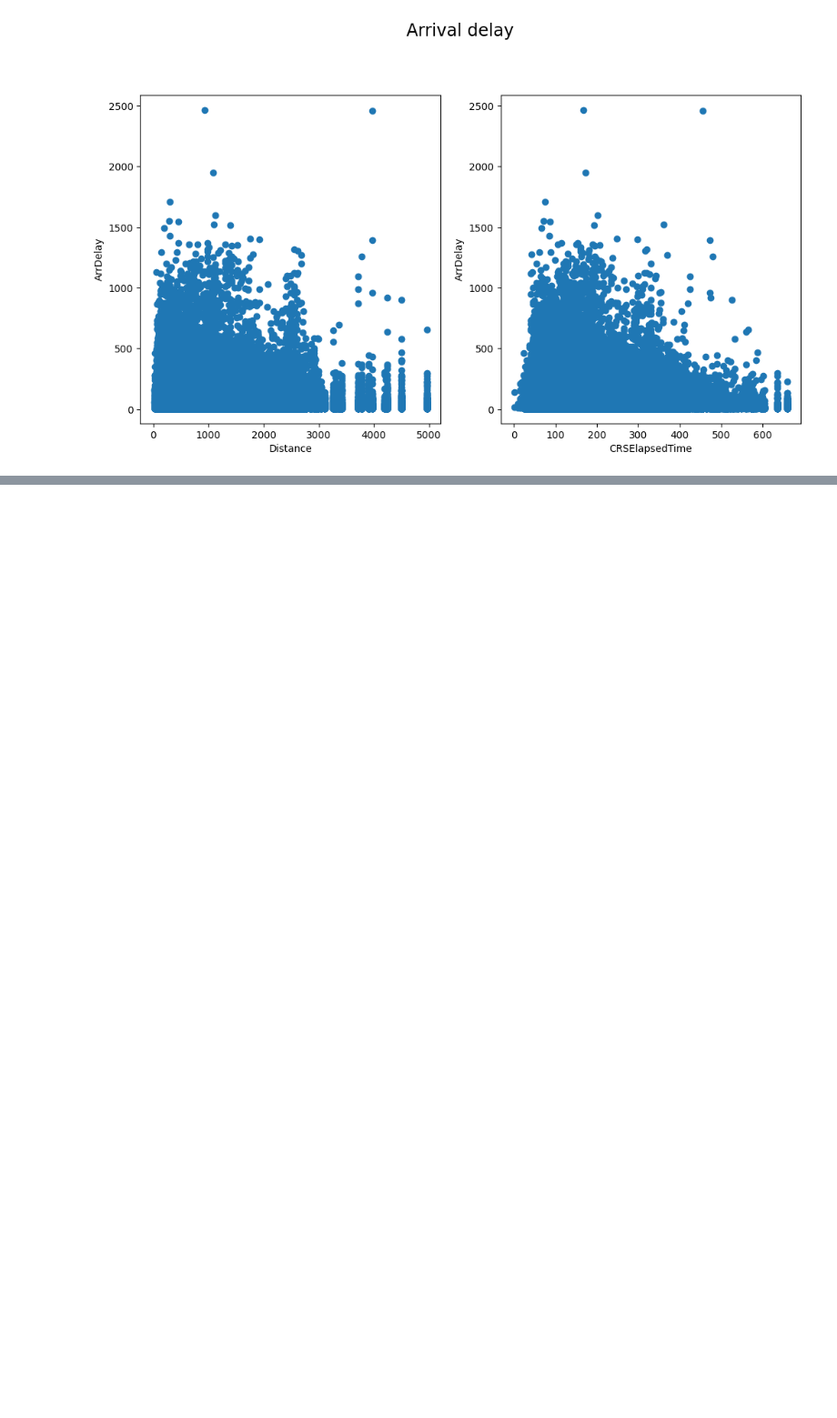
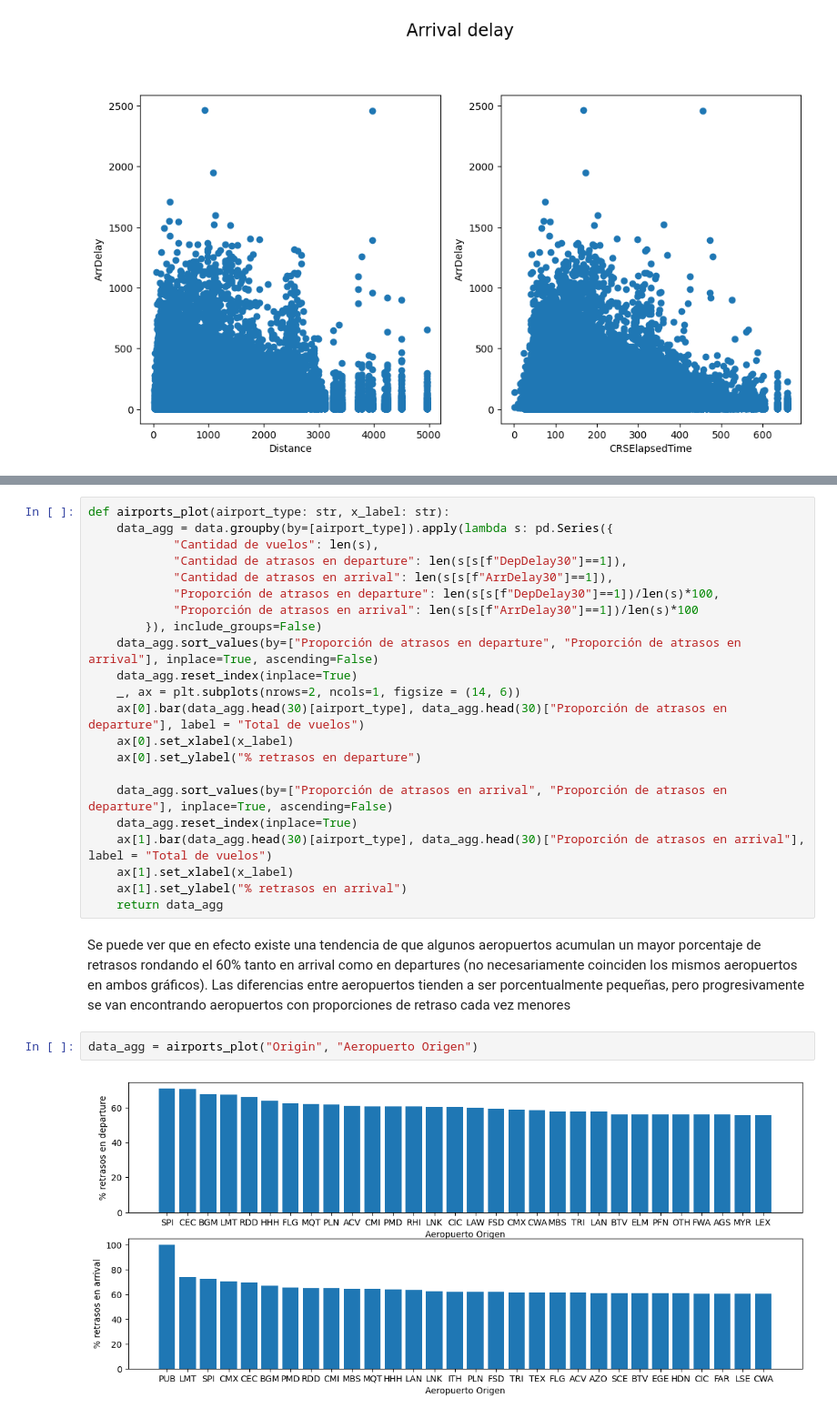
Before and after one commit to DiegoLeonG96/proyecto-pydatascience-udd, a Jupyter notebook: 03_Visualizaciones.ipynb, the cells around one changed output, grey strips where cells are left out. Shown at 91% size. Cells and saved outputs as stored; diff of their text form; blank space fills up the shorter version.

Commit message:
ADD: origin and dest airports visualizations

```diff
--- a/03_Visualizaciones.ipynb
+++ b/03_Visualizaciones.ipynb
@@ -250,0 +257,28 @@ Text(0.5, 1.05, 'Arrival delay')
+# %%
+def airports_plot(airport_type: str, x_label: str):
+    data_agg = data.groupby(by=[airport_type]).apply(lambda s: pd.Series({
+            "Cantidad de vuelos": len(s),
+            "Cantidad de atrasos en departure": len(s[s[f"DepDelay30"]==1]),
+            "Cantidad de atrasos en arrival": len(s[s[f"ArrDelay30"]==1]),
+            "Proporción de atrasos en departure": len(s[s[f"DepDelay30"]==1])/len(s)*100,
+            "Proporción de atrasos en arrival": len(s[s[f"ArrDelay30"]==1])/len(s)*100
+        }), include_groups=False)
+    data_agg.sort_values(by=["Proporción de atrasos en departure", "Proporción de atrasos en arrival"], inplace=True, ascending=False)
+    data_agg.reset_index(inplace=True)
+    _, ax = plt.subplots(nrows=2, ncols=1, figsize = (14, 6))
+    ax[0].bar(data_agg.head(30)[airport_type], data_agg.head(30)["Proporción de atrasos en departure"], label = "Total de vuelos")
+    ax[0].set_xlabel(x_label)
+    ax[0].set_ylabel("% retrasos en departure")
+
+    data_agg.sort_values(by=["Proporción de atrasos en arrival", "Proporción de atrasos en departure"], inplace=True, ascending=False)
+    data_agg.reset_index(inplace=True)
+    ax[1].bar(data_agg.head(30)[airport_type], data_agg.head(30)["Proporción de atrasos en arrival"], label = "Total de vuelos")
+    ax[1].set_xlabel(x_label)
+    ax[1].set_ylabel("% retrasos en arrival")
+    return data_agg
+# %% [markdown]
+Se puede ver que en efecto existe una tendencia de que algunos aeropuertos acumulan un mayor porcentaje de retrasos rondando el 60% tanto en arrival como en departures (no necesariamente coinciden los mismos aeropuertos en ambos gráficos). Las diferencias entre aeropuertos tienden a ser porcentualmente pequeñas, pero progresivamente se van encontrando aeropuertos con proporciones de retraso cada vez menores
+# %%
+data_agg = airports_plot("Origin", "Aeropuerto Origen")
+# %% [output]
+[figure, added]
```
Also changed, not shown: parts of 6 cells of this notebook.
